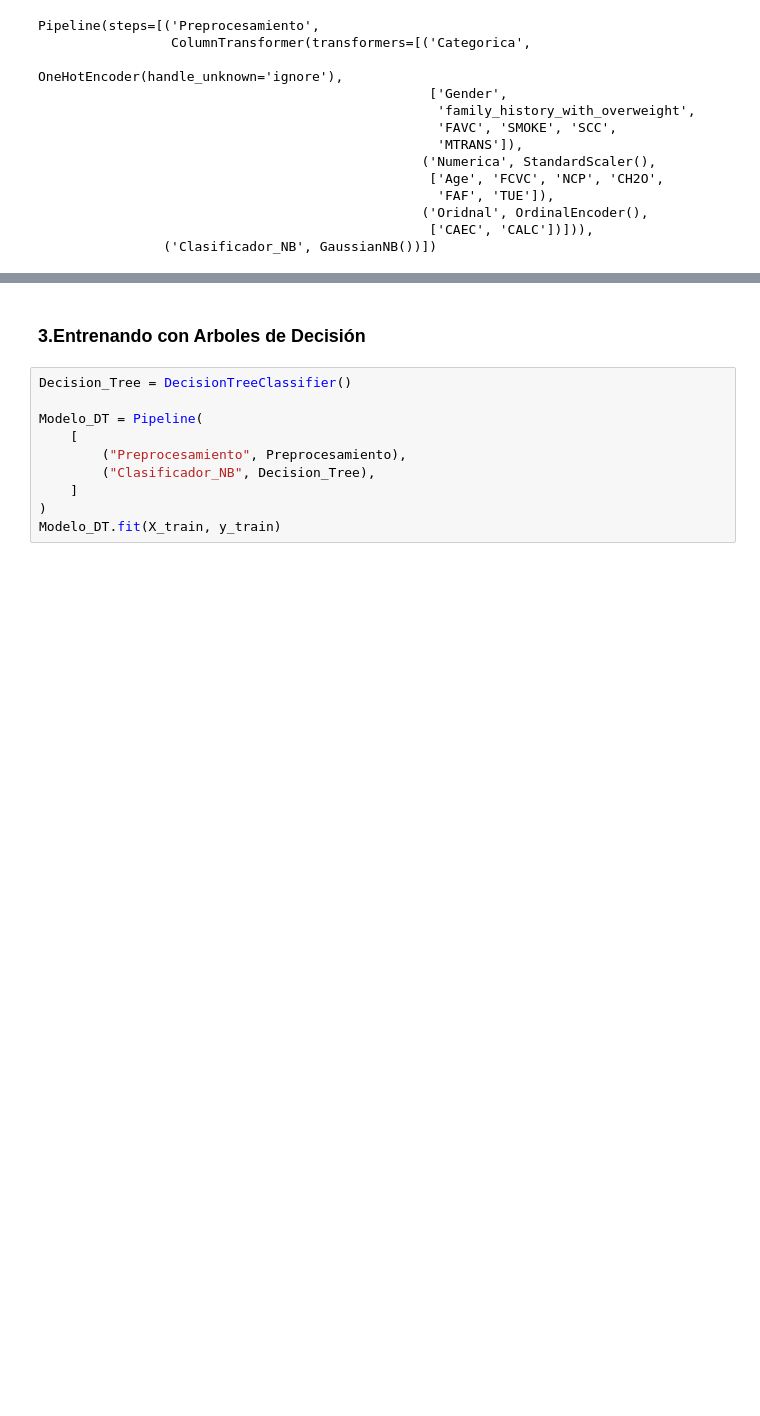
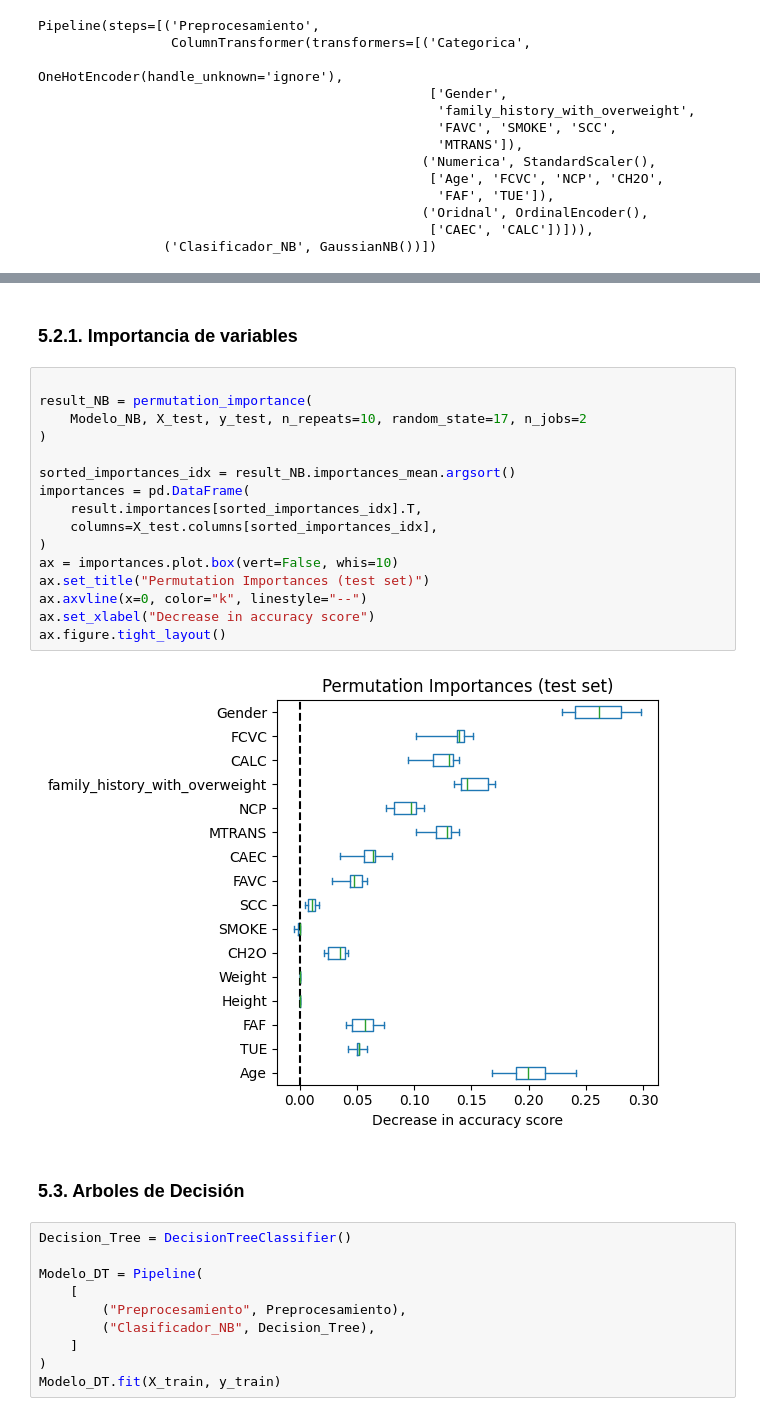
Before and after one commit to JuliethLambrano930/Proyecto_Final, a Jupyter notebook: Notebooks/aprendizaje_supervisado.ipynb, the cells around one changed output, grey strips where cells are left out. Saved outputs shown, nothing was run; the diff lists cells and outputs as text; blank space fills up the shorter version.

```diff
--- a/Notebooks/aprendizaje_supervisado.ipynb
+++ b/Notebooks/aprendizaje_supervisado.ipynb
@@ -280,5 +326,25 @@ Best Mean Accuracy: 0.44252453777676337
+# %% [markdown]
+### 5.2.1. Importancia de variables
+# %%
+
+result_NB = permutation_importance(
+    Modelo_NB, X_test, y_test, n_repeats=10, random_state=17, n_jobs=2
+)
+
+sorted_importances_idx = result_NB.importances_mean.argsort()
+importances = pd.DataFrame(
+    result.importances[sorted_importances_idx].T,
+    columns=X_test.columns[sorted_importances_idx],
+)
+ax = importances.plot.box(vert=False, whis=10)
+ax.set_title("Permutation Importances (test set)")
+ax.axvline(x=0, color="k", linestyle="--")
+ax.set_xlabel("Decrease in accuracy score")
+ax.figure.tight_layout()
+# %% [output]
+[figure, added]
 # %% [markdown]
-### 3.Entrenando con Arboles de Decisión
+### 5.3. Arboles de Decisión
 # %%
 Decision_Tree = DecisionTreeClassifier()
 
```
Also changed, not shown: parts of 39 cells of this notebook.
